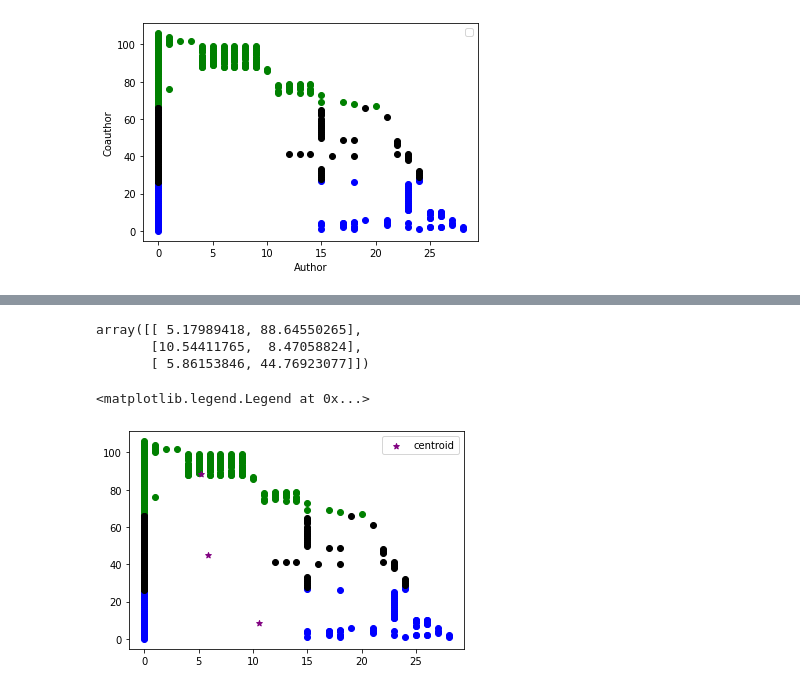
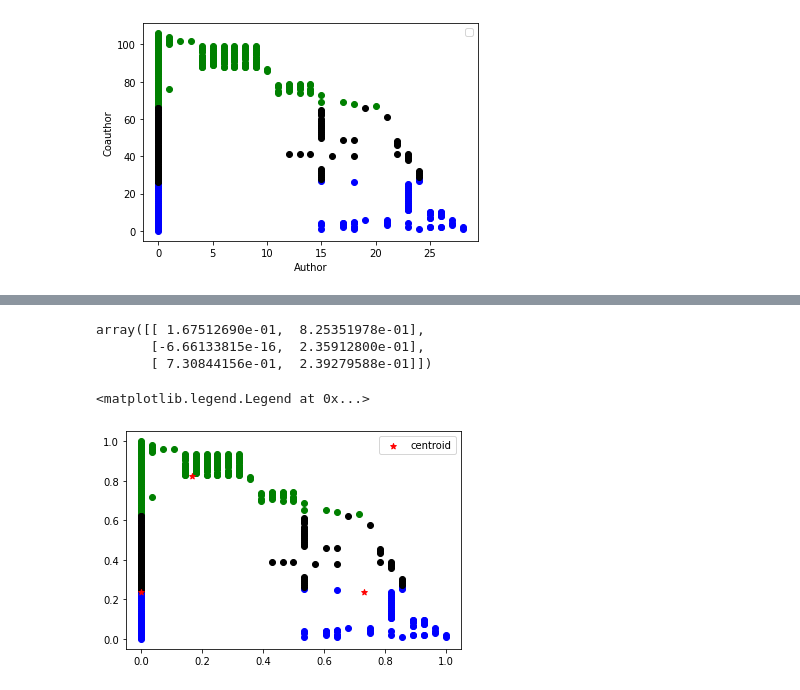
Before and after one commit to anturex2016/data_analytics2021, a Jupyter notebook: working_with_networkx.ipynb, the cells around one changed output, grey strips where cells are left out. Cells and saved outputs as stored; diff of their text form; code cells hidden in the pictures.

```diff
--- a/working_with_networkx.ipynb
+++ b/working_with_networkx.ipynb
@@ -402,3 +402,12 @@ ptl.legend()
 No handles with labels found to put in legend.
 <matplotlib.legend.Legend at 0x...>
 [figure]
+# %%
+from sklearn.preprocessing import MinMaxScaler
+min_max_scaler = MinMaxScaler()
+df[["author", "coauthor"]] = min_max_scaler.fit_transform(df[["author", "coauthor"]])
+df
+# %%
+km=KMeans(n_clusters=3)
+y_predicted=km.fit_predict(df[["author", "coauthor"]])
+y_predicted
@@ -405,20 +447,20 @@ No handles with labels found to put in legend.
 # %%
 km.cluster_centers_
 # %% [output]
-array([[ 5.17989418, 88.64550265],
-       [10.54411765,  8.47058824],
-       [ 5.86153846, 44.76923077]])
+array([[ 1.67512690e-01,  8.25351978e-01],
+       [-6.66133815e-16,  2.35912800e-01],
+       [ 7.30844156e-01,  2.39279588e-01]])
 # %%
 df1=df[df.cluster==0]
 df2=df[df.cluster==1]
 df3=df[df.cluster==2]
 
 ptl.scatter(df1.author,df1['coauthor'],color='green')
 ptl.scatter(df2.author,df2['coauthor'],color='blue')
 ptl.scatter(df3.author,df3['coauthor'],color='black')
-ptl.scatter(km.cluster_centers_[:,0],km.cluster_centers_[:,1],color='purple',marker='*',label='centroid')
+ptl.scatter(km.cluster_centers_[:,0],km.cluster_centers_[:,1],color='red',marker='*',label='centroid')
 
 ptl.legend()
 # %% [output]
 <matplotlib.legend.Legend at 0x...>
-[figure, old version]
+[figure, new version]
```
Also changed, not shown: parts of 11 cells of this notebook.
